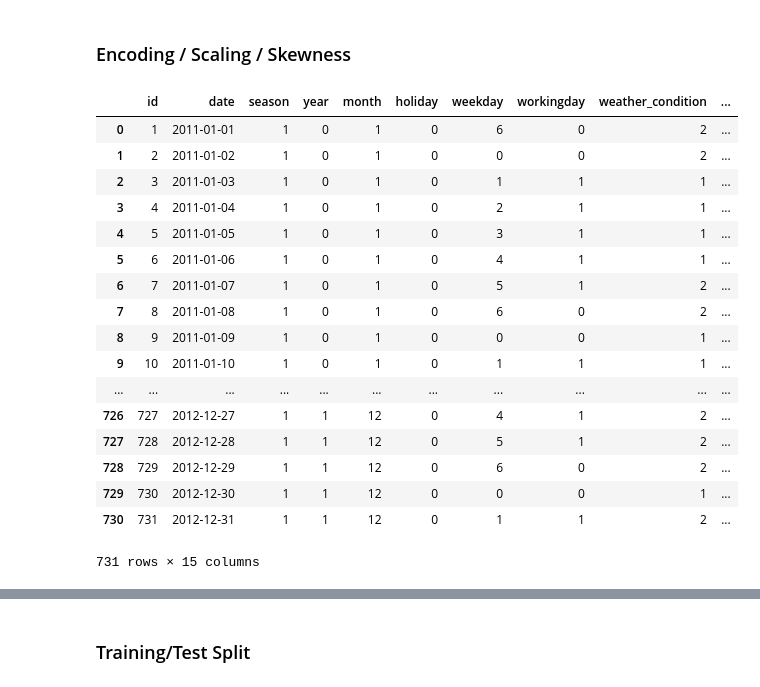
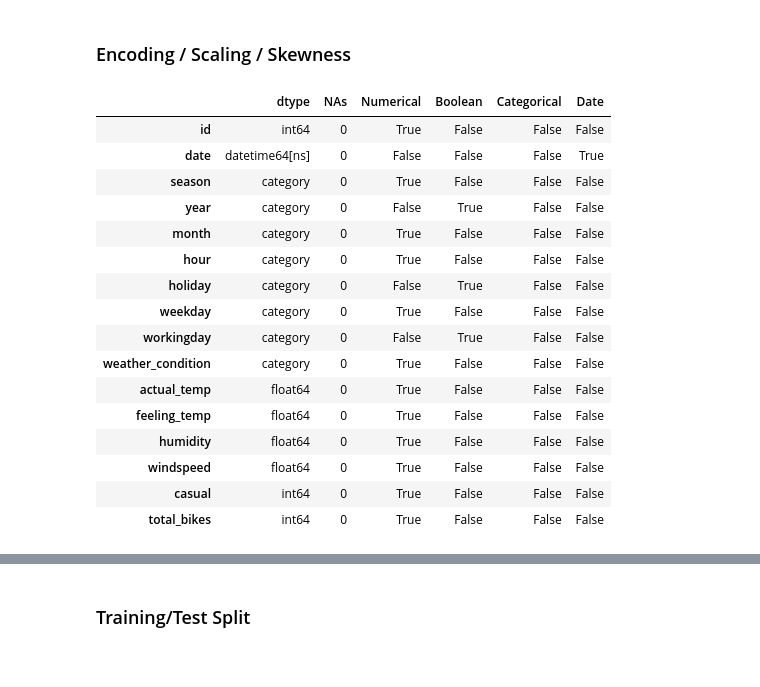
Before and after one commit to stsentemeidis/Bike_Sharing_Washington, a Jupyter notebook: MASTER.ipynb, the cells around one changed output, grey strips where cells are left out. Saved outputs shown, nothing was run; the diff lists cells and outputs as text; code cells hidden in the pictures.

Commit message:
Merge Check and Create hours_prep

```diff
--- a/MASTER.ipynb
+++ b/MASTER.ipynb
@@ -813,11 +810,33 @@ casual               0
 registered           0
 total_bikes          0
 dtype: int64
-# %%
-hours_df = hours_df.drop(['registered'], axis=1)
-days_df = days_df.drop(['registered'], axis=1)
 # %% [markdown]
 ### Encoding / Scaling / Skewness
+# %%
+hours_prep = hours_df.copy()
+days_prep = days_df.copy()
+# %%
+hours_prep= hours_prep.drop(['registered'], axis=1)
+days_prep = days_prep.drop(['registered'], axis=1)
+df_desc(hours_prep)
+# %% [output]
+|  | dtype | NAs | Numerical | Boolean | Categorical | Date |
+| id | int64 | 0 | True | False | False | False |
+| date | datetime64[ns] | 0 | False | False | False | True |
+| season | category | 0 | True | False | False | False |
+| year | category | 0 | False | True | False | False |
+| month | category | 0 | True | False | False | False |
+| hour | category | 0 | True | False | False | False |
+| holiday | category | 0 | False | True | False | False |
+| weekday | category | 0 | True | False | False | False |
+| workingday | category | 0 | False | True | False | False |
+| weather_condition | category | 0 | True | False | False | False |
+| actual_temp | float64 | 0 | True | False | False | False |
+| feeling_temp | float64 | 0 | True | False | False | False |
+| humidity | float64 | 0 | True | False | False | False |
+| windspeed | float64 | 0 | True | False | False | False |
+| casual | int64 | 0 | True | False | False | False |
+| total_bikes | int64 | 0 | True | False | False | False |
 # %%
 def feature_skewness(df):
     numeric_dtypes = ['int16', 'int32', 'int64',
@@ -844,25 +863,3 @@ def fix_skewness(df):
         lambda x: skew(x)).sort_values(ascending=False)
     skews = pd.DataFrame({'skew':skew_features})
     return df
-
-fix_skewness(hours_df)
-fix_skewness(days_df)
-# %% [output]
-|  | id | date | season | year | month | holiday | weekday | workingday | weather_condition | ... |
-| 0 | 1 | 2011-01-01 | 1 | 0 | 1 | 0 | 6 | 0 | 2 | ... |
-| 1 | 2 | 2011-01-02 | 1 | 0 | 1 | 0 | 0 | 0 | 2 | ... |
-| 2 | 3 | 2011-01-03 | 1 | 0 | 1 | 0 | 1 | 1 | 1 | ... |
-| 3 | 4 | 2011-01-04 | 1 | 0 | 1 | 0 | 2 | 1 | 1 | ... |
-| 4 | 5 | 2011-01-05 | 1 | 0 | 1 | 0 | 3 | 1 | 1 | ... |
-| 5 | 6 | 2011-01-06 | 1 | 0 | 1 | 0 | 4 | 1 | 1 | ... |
-| 6 | 7 | 2011-01-07 | 1 | 0 | 1 | 0 | 5 | 1 | 2 | ... |
-| 7 | 8 | 2011-01-08 | 1 | 0 | 1 | 0 | 6 | 0 | 2 | ... |
-| 8 | 9 | 2011-01-09 | 1 | 0 | 1 | 0 | 0 | 0 | 1 | ... |
-| 9 | 10 | 2011-01-10 | 1 | 0 | 1 | 0 | 1 | 1 | 1 | ... |
-| ... | ... | ... | ... | ... | ... | ... | ... | ... | ... | ... |
-| 726 | 727 | 2012-12-27 | 1 | 1 | 12 | 0 | 4 | 1 | 2 | ... |
-| 727 | 728 | 2012-12-28 | 1 | 1 | 12 | 0 | 5 | 1 | 2 | ... |
-| 728 | 729 | 2012-12-29 | 1 | 1 | 12 | 0 | 6 | 0 | 2 | ... |
-| 729 | 730 | 2012-12-30 | 1 | 1 | 12 | 0 | 0 | 0 | 1 | ... |
-| 730 | 731 | 2012-12-31 | 1 | 1 | 12 | 0 | 1 | 1 | 2 | ... |
-731 rows × 15 columns
```
Also changed, not shown: parts of 10 cells of this notebook, 1 other file.
